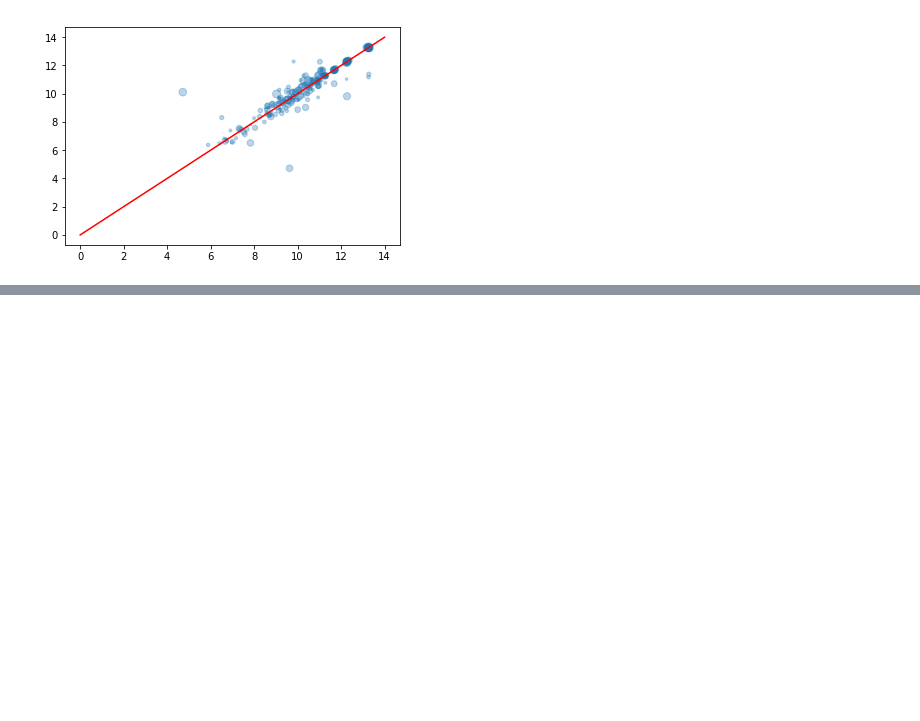
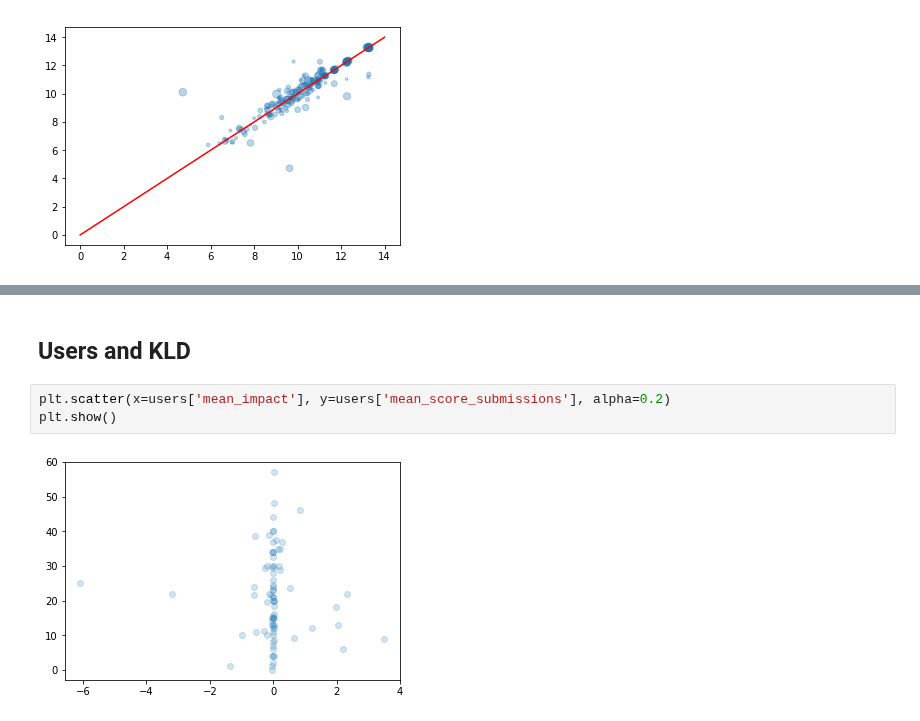
Before and after one commit to mjkern/RedditSubcultures, a Jupyter notebook: Data Cleaning and Augmentation.ipynb, the cells around one changed output, grey strips where cells are left out. Cells and saved outputs as stored; diff of their text form; blank space fills up the shorter version.

```diff
--- a/Data Cleaning and Augmentation.ipynb
+++ b/Data Cleaning and Augmentation.ipynb
@@ -396 +403,8 @@ plt.scatter(x=submissions['impact'], y=submissions['score'], alpha=0.2)
 [figure]
+# %% [markdown]
+## Users and KLD
+# %%
+plt.scatter(x=users['mean_impact'], y=users['mean_score_submissions'], alpha=0.2)
+plt.show()
+# %% [output]
+[figure, added]
```
Also changed, not shown: parts of 6 cells of this notebook.
